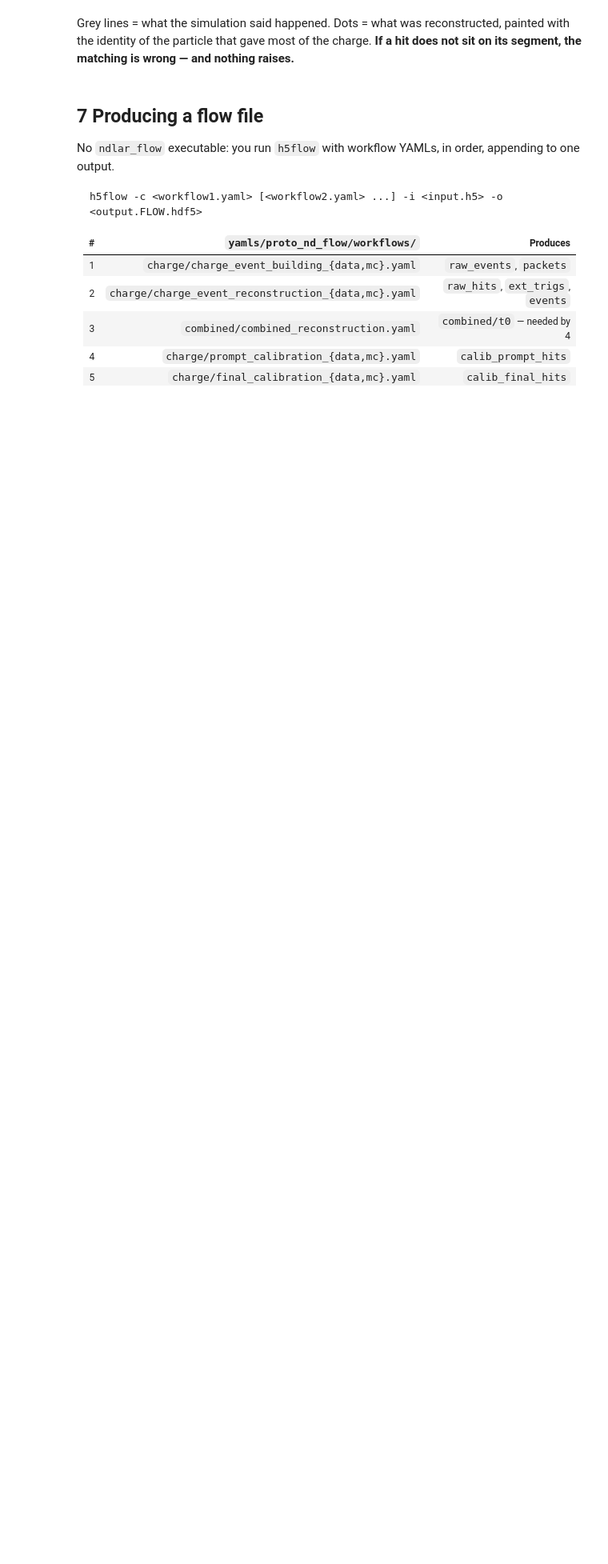
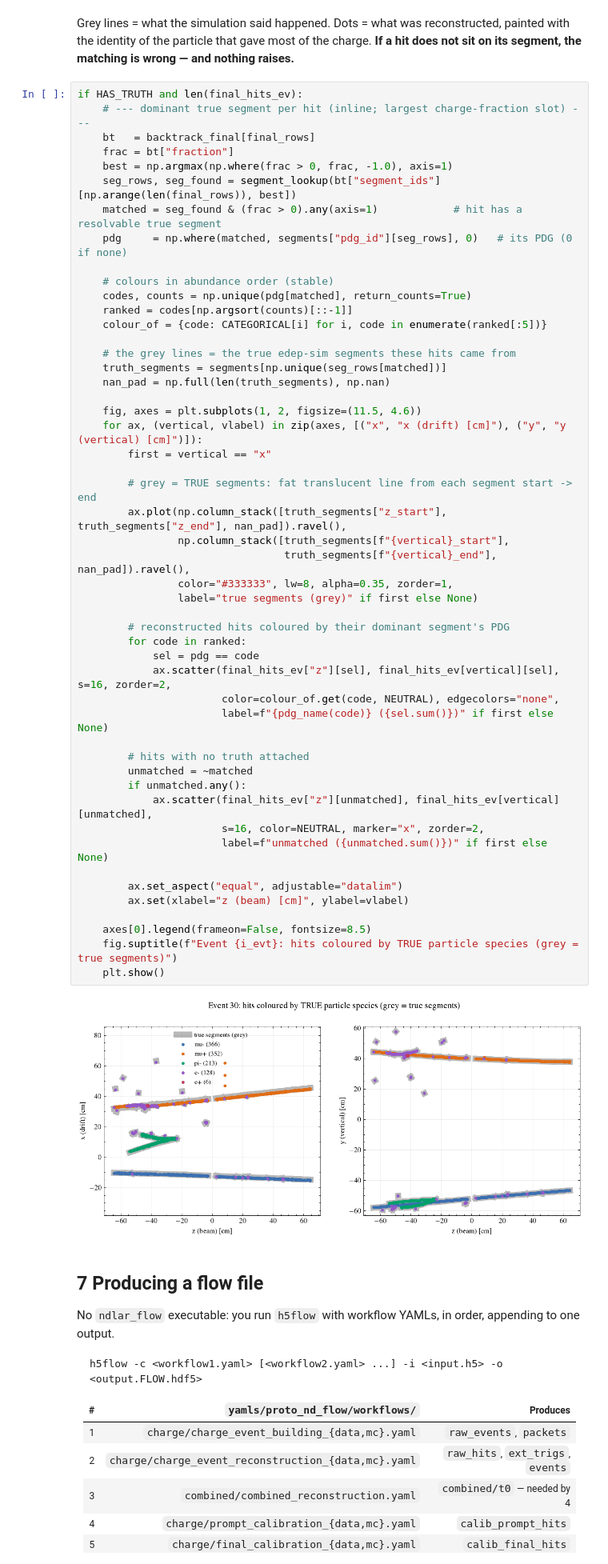
Before and after one commit to DUNE/ndlar_flow, a Jupyter notebook: docs/Workshop2026_Tutorial_v1.6.0_live.ipynb, the cells around one changed output. Shown at 80% size. Saved outputs shown, nothing was run; the diff lists cells and outputs as text; blank space fills up the shorter version.

Commit message:
particles and interactions truth backtracking

```diff
--- a/docs/Workshop2026_Tutorial_v1.6.0_live.ipynb
+++ b/docs/Workshop2026_Tutorial_v1.6.0_live.ipynb
@@ -683,6 +735,58 @@ if HAS_TRUTH and len(final_hits_ev):
 Grey lines = what the simulation said happened. Dots = what was reconstructed, painted with
 the identity of the particle that gave most of the charge. **If a hit does not sit on its
 segment, the matching is wrong — and nothing raises.**
+# %%
+if HAS_TRUTH and len(final_hits_ev):
+    # --- dominant true segment per hit (inline; largest charge-fraction slot) ---
+    bt   = backtrack_final[final_rows]
+    frac = bt["fraction"]
+    best = np.argmax(np.where(frac > 0, frac, -1.0), axis=1)
+    seg_rows, seg_found = segment_lookup(bt["segment_ids"][np.arange(len(final_rows)), best])
+    matched = seg_found & (frac > 0).any(axis=1)            # hit has a resolvable true segment
+    pdg     = np.where(matched, segments["pdg_id"][seg_rows], 0)   # its PDG (0 if none)
+
+    # colours in abundance order (stable)
+    codes, counts = np.unique(pdg[matched], return_counts=True)
+    ranked = codes[np.argsort(counts)[::-1]]
+    colour_of = {code: CATEGORICAL[i] for i, code in enumerate(ranked[:5])}
+
+    # the grey lines = the true edep-sim segments these hits came from
+    truth_segments = segments[np.unique(seg_rows[matched])]
+    nan_pad = np.full(len(truth_segments), np.nan)
+
+    fig, axes = plt.subplots(1, 2, figsize=(11.5, 4.6))
+    for ax, (vertical, vlabel) in zip(axes, [("x", "x (drift) [cm]"), ("y", "y (vertical) [cm]")]):
+        first = vertical == "x"
+
+        # grey = TRUE segments: fat translucent line from each segment start -> end
+        ax.plot(np.column_stack([truth_segments["z_start"], truth_segments["z_end"], nan_pad]).ravel(),
+                np.column_stack([truth_segments[f"{vertical}_start"],
+                                 truth_segments[f"{vertical}_end"], nan_pad]).ravel(),
+                color="#333333", lw=8, alpha=0.35, zorder=1,
+                label="true segments (grey)" if first else None)
+
+        # reconstructed hits coloured by their dominant segment's PDG
+        for code in ranked:
+            sel = pdg == code
+            ax.scatter(final_hits_ev["z"][sel], final_hits_ev[vertical][sel], s=16, zorder=2,
+                       color=colour_of.get(code, NEUTRAL), edgecolors="none",
+                       label=f"{pdg_name(code)} ({sel.sum()})" if first else None)
+
+        # hits with no truth attached
+        unmatched = ~matched
+        if unmatched.any():
+            ax.scatter(final_hits_ev["z"][unmatched], final_hits_ev[vertical][unmatched],
+                       s=16, color=NEUTRAL, marker="x", zorder=2,
+                       label=f"unmatched ({unmatched.sum()})" if first else None)
+
+        ax.set_aspect("equal", adjustable="datalim")
+        ax.set(xlabel="z (beam) [cm]", ylabel=vlabel)
+
+    axes[0].legend(frameon=False, fontsize=8.5)
+    fig.suptitle(f"Event {i_evt}: hits coloured by TRUE particle species (grey = true segments)")
+    plt.show()
+# %% [output]
+[figure, added]
 # %% [markdown]
 ## 7 Producing a flow file
 
```
Also changed, not shown: parts of 8 cells of this notebook.
